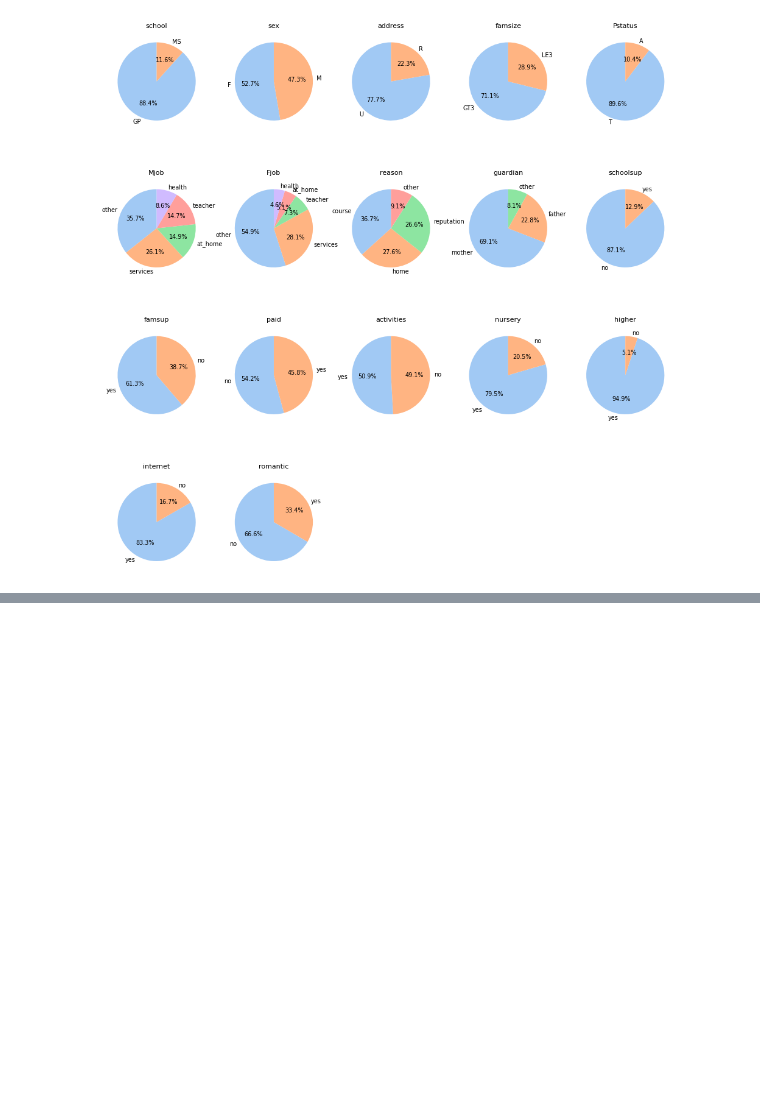
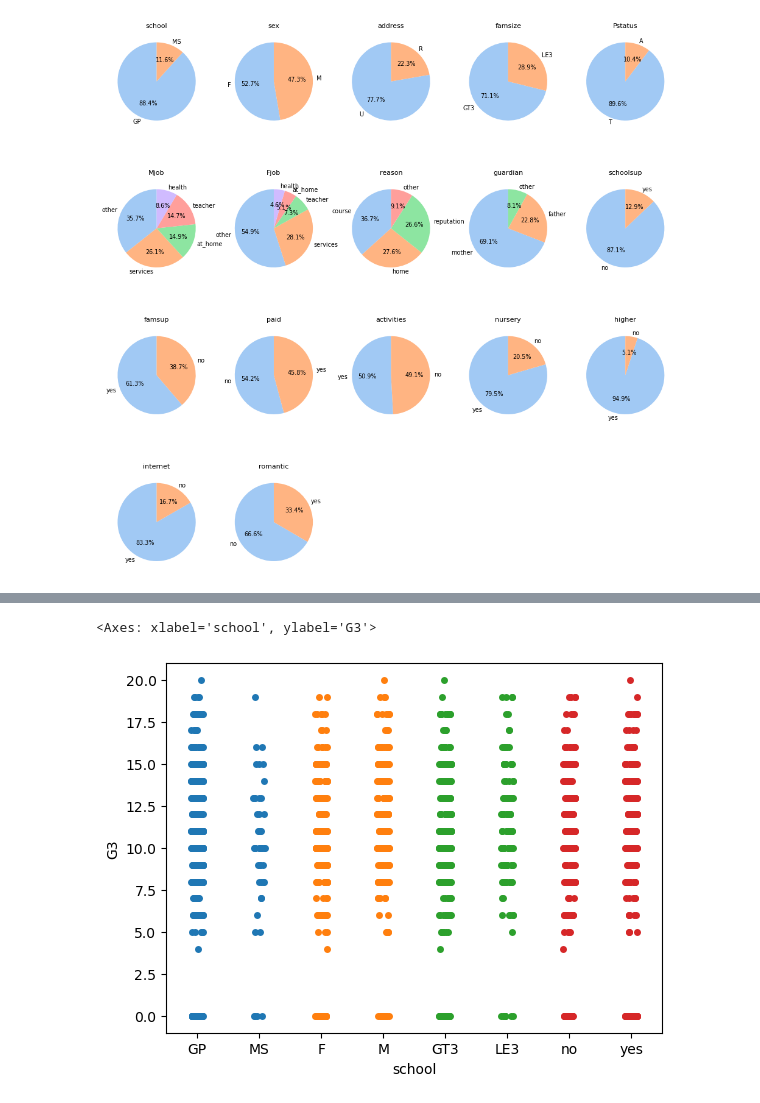
Before and after one commit to rimraf-adi/student-performance, a Jupyter notebook: test.ipynb, the cells around one changed output, grey strips where cells are left out. Cells and saved outputs as stored; diff of their text form; code cells hidden in the pictures; blank space fills up the shorter version.

```diff
--- a/test.ipynb
+++ b/test.ipynb
@@ -66,0 +93,11 @@ for i,value in enumerate(categorical_data):
+# %%
+#school and g3
+from termcolor import colored
+sns.stripplot(data=maths_df, x='school', y='G3')
+sns.stripplot(data=maths_df, x='sex', y='G3')
+sns.stripplot(data=maths_df, x='famsize', y='G3')
+sns.stripplot(data=maths_df, x='activities', y='G3')
+sns.stripplot(data=maths_df, x='', y='G3')
+# %% [output]
+<Axes: xlabel='school', ylabel='G3'>
+[figure, added]
```
Also changed, not shown: parts of 11 cells of this notebook.
